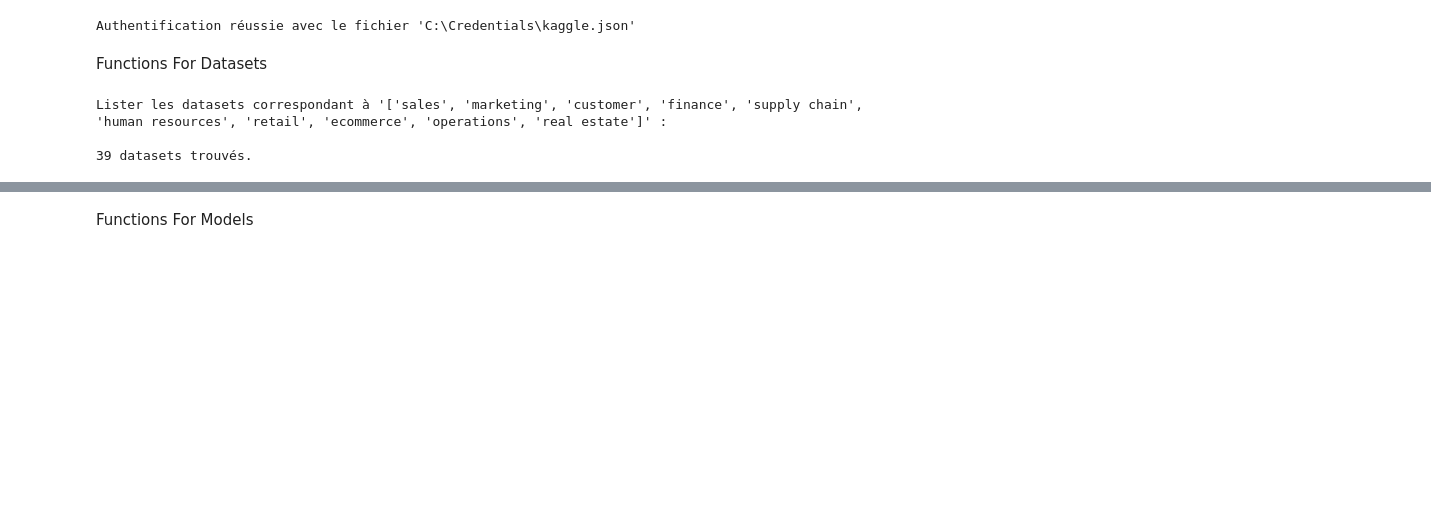
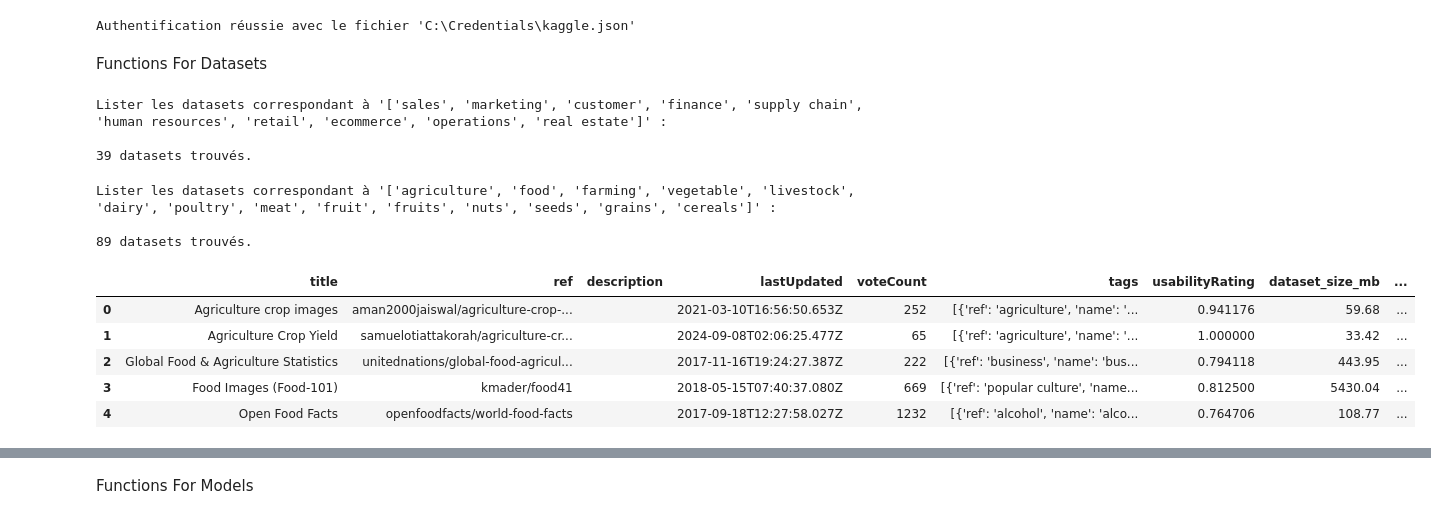
Before and after one commit to flosrv/Mes-Projets, a Jupyter notebook: Kaggle Data Projects/get_data_from_Kaggle.ipynb, the cells around one changed output, grey strips where cells are left out. Drawn from its saved outputs; the diff is of its cells as text; code cells hidden in the pictures; blank space fills up the shorter version.

```diff
--- a/Kaggle Data Projects/get_data_from_Kaggle.ipynb
+++ b/Kaggle Data Projects/get_data_from_Kaggle.ipynb
@@ -213,6 +153,23 @@ df_consulting_datasets =list_datasets(keyword=keywords, usability_min=0.6, min_m
 Lister les datasets correspondant à '['sales', 'marketing', 'customer', 'finance', 'supply chain', 'human resources', 'retail', 'ecommerce', 'operations', 'real estate']' :
 
 39 datasets trouvés.
+# %%
+agriculture_keywords = ["agriculture", "food", "farming", "vegetable", "livestock", "dairy", "poultry", "meat", "fruit", "fruits","nuts", "seeds",
+                        "grains", "cereals"]
+
+df_agriculture_datasets = list_datasets(keyword=agriculture_keywords, usability_min=0.6, min_mb=10)
+
+df_agriculture_datasets.head()
+# %% [output]
+Lister les datasets correspondant à '['agriculture', 'food', 'farming', 'vegetable', 'livestock', 'dairy', 'poultry', 'meat', 'fruit', 'fruits', 'nuts', 'seeds', 'grains', 'cereals']' :
+
+89 datasets trouvés.
+|  | title | ref | description | lastUpdated | voteCount | tags | usabilityRating | dataset_size_mb | ... |
+| 0 | Agriculture crop images | aman2000jaiswal/agriculture-crop-... |  | 2021-03-10T16:56:50.653Z | 252 | [{'ref': 'agriculture', 'name': '... | 0.941176 | 59.68 | ... |
+| 1 | Agriculture Crop Yield | samuelotiattakorah/agriculture-cr... |  | 2024-09-08T02:06:25.477Z | 65 | [{'ref': 'agriculture', 'name': '... | 1.000000 | 33.42 | ... |
+| 2 | Global Food & Agriculture Statistics | unitednations/global-food-agricul... |  | 2017-11-16T19:24:27.387Z | 222 | [{'ref': 'business', 'name': 'bus... | 0.794118 | 443.95 | ... |
+| 3 | Food Images (Food-101) | kmader/food41 |  | 2018-05-15T07:40:37.080Z | 669 | [{'ref': 'popular culture', 'name... | 0.812500 | 5430.04 | ... |
+| 4 | Open Food Facts | openfoodfacts/world-food-facts |  | 2017-09-18T12:27:58.027Z | 1232 | [{'ref': 'alcohol', 'name': 'alco... | 0.764706 | 108.77 | ... |
 # %%
 df_consulting_datasets.head()
 # %% [output]
```
Also changed, not shown: parts of 13 cells of this notebook, 41 other files.
